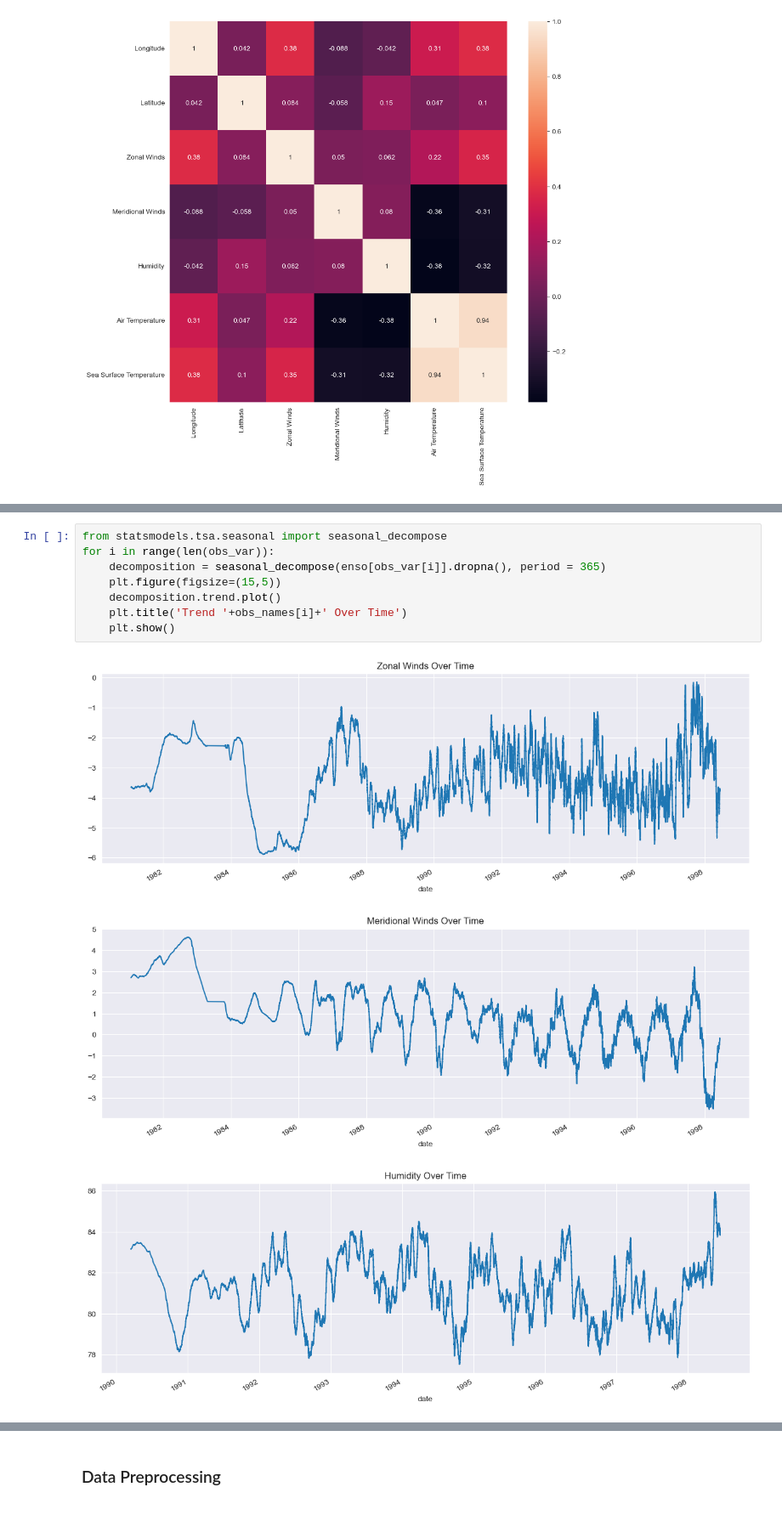
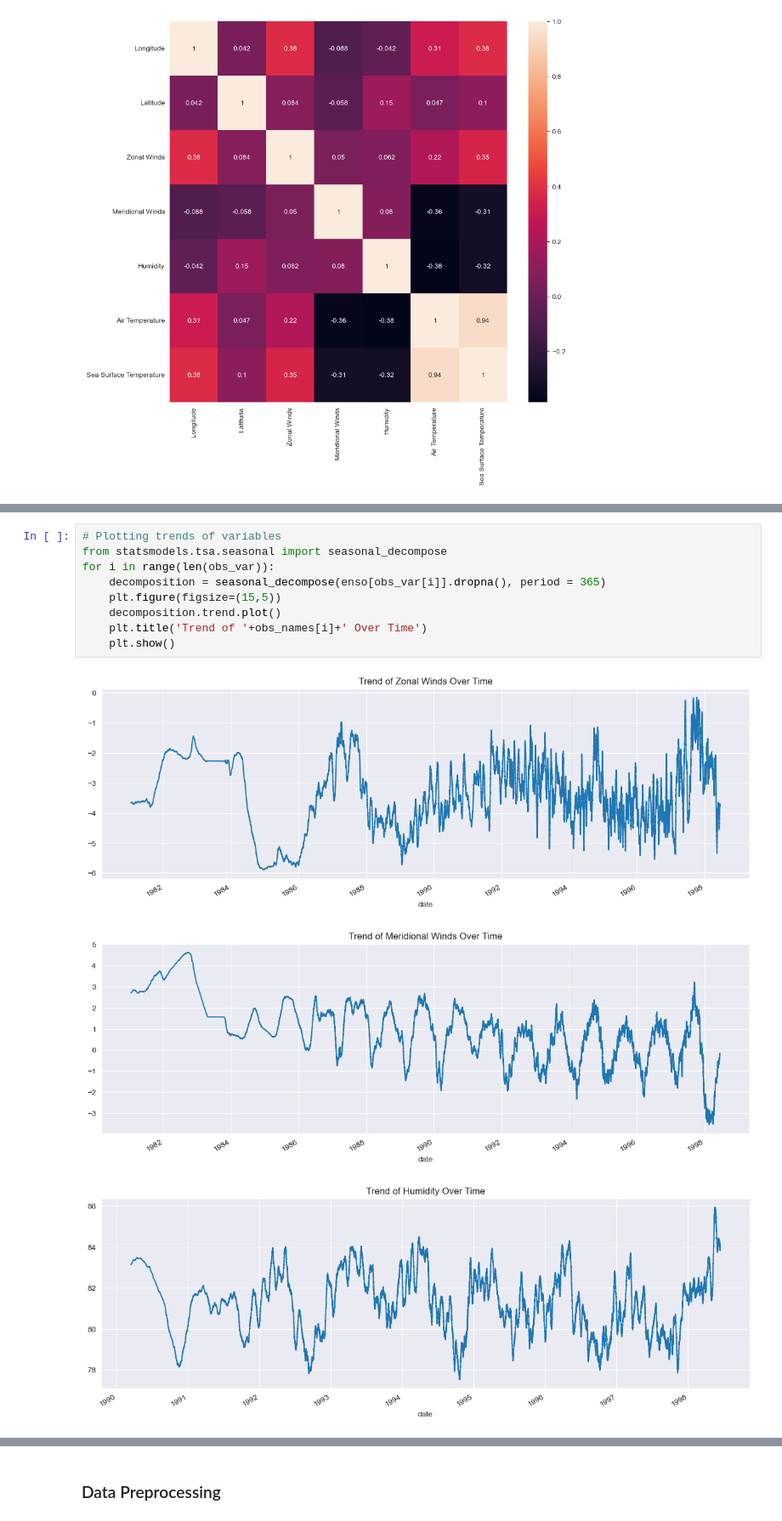
Before and after one commit to agraglez/enso-analysis, a Jupyter notebook: notebooks/enso-analysis.ipynb, the cells around one changed output, grey strips where cells are left out. Shown at 85% size. Cells and saved outputs as stored; diff of their text form.

```diff
--- a/notebooks/enso-analysis.ipynb
+++ b/notebooks/enso-analysis.ipynb
@@ -430,12 +498,13 @@ plt.show()
 # %%
+# Plotting trends of variables
 from statsmodels.tsa.seasonal import seasonal_decompose
 for i in range(len(obs_var)):
     decomposition = seasonal_decompose(enso[obs_var[i]].dropna(), period = 365)
     plt.figure(figsize=(15,5))
     decomposition.trend.plot()
-    plt.title('Trend '+obs_names[i]+' Over Time')
+    plt.title('Trend of '+obs_names[i]+' Over Time')
     plt.show()
 # %% [output]
-[figure, old version]
+[figure, new version]
-[figure, old version]
+[figure, new version]
-[figure, old version]
+[figure, new version]
```
Also changed, not shown: parts of 60 cells of this notebook.
